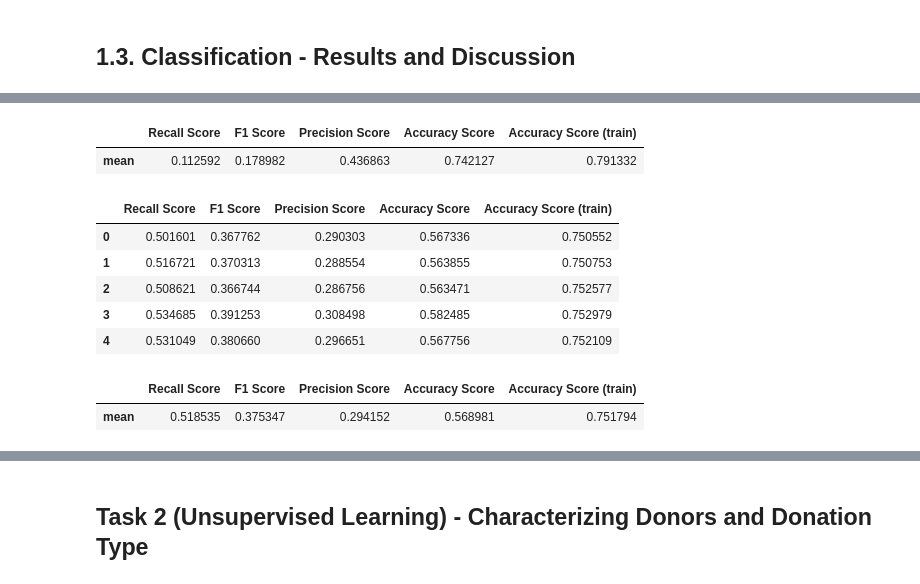
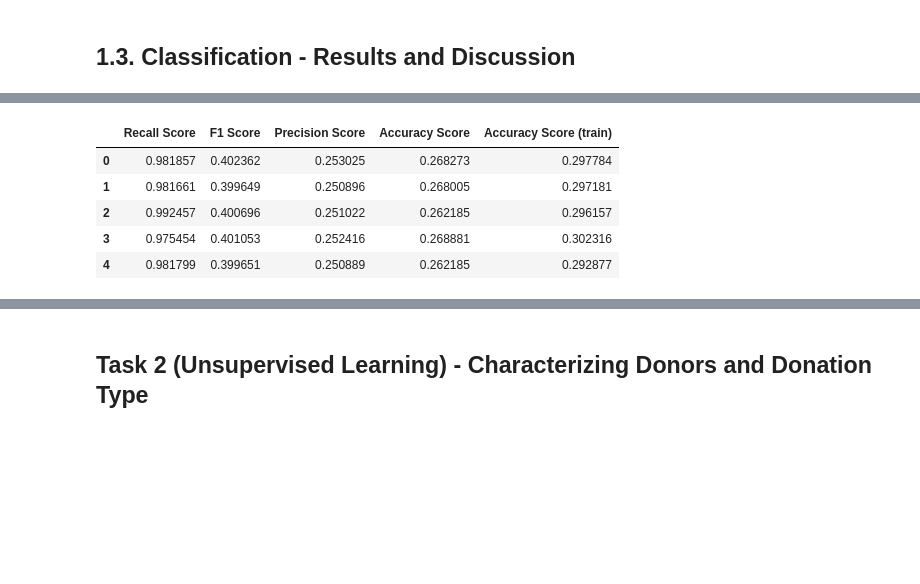
Before and after one commit to F-Madruga/Donation_Dataset_Predictions_FCUL, a Jupyter notebook: AA_202021_Project.ipynb, the cells around one changed output, grey strips where cells are left out. Drawn from its saved outputs; the diff is of its cells as text; code cells hidden in the pictures; blank space fills up the shorter version.

```diff
--- a/AA_202021_Project.ipynb
+++ b/AA_202021_Project.ipynb
@@ -584,7 +586,7 @@ sns.heatmap(df.corr(), cmap="coolwarm")
 # %% [markdown]
 ## 1.2. Learning Classifiers
 # %%
-donor_X, donor_y, donor_features, donor_target = load_data(df.drop(columns=['TARGET_D', 'SES', 'DONATION_TYPE']), 'TARGET_B')
+donor_X, donor_y, donor_features, donor_target = load_data(df.drop(columns=['TARGET_D', 'DONATION_TYPE']), 'TARGET_B')
 # %%
 def cross_validation_model(donor_X, donor_y, classifier, splits, sme=SMOTE(random_state=42), plot=False, average='binary'):
     kf = KFold(n_splits=splits, shuffle=True, random_state=42)
@@ -636,20 +647,14 @@ scores
 # %%
 scores.describe().iloc[1].to_frame().transpose()
-# %% [output]
-|  | Recall Score | F1 Score | Precision Score | Accuracy Score | Accuracy Score (train) |
-| mean | 0.112592 | 0.178982 | 0.436863 | 0.742127 | 0.791332 |
 # %%
-scores = cross_validation_model(donor_X, donor_y, KNeighborsClassifier(n_neighbors=6), 5)
+scores = cross_validation_model(donor_X, donor_y, KNeighborsClassifier(n_neighbors=6, n_jobs=12), 5)
 scores
 # %% [output]
 |  | Recall Score | F1 Score | Precision Score | Accuracy Score | Accuracy Score (train) |
-| 0 | 0.501601 | 0.367762 | 0.290303 | 0.567336 | 0.750552 |
-| 1 | 0.516721 | 0.370313 | 0.288554 | 0.563855 | 0.750753 |
-| 2 | 0.508621 | 0.366744 | 0.286756 | 0.563471 | 0.752577 |
-| 3 | 0.534685 | 0.391253 | 0.308498 | 0.582485 | 0.752979 |
-| 4 | 0.531049 | 0.380660 | 0.296651 | 0.567756 | 0.752109 |
+| 0 | 0.981857 | 0.402362 | 0.253025 | 0.268273 | 0.297784 |
+| 1 | 0.981661 | 0.399649 | 0.250896 | 0.268005 | 0.297181 |
+| 2 | 0.992457 | 0.400696 | 0.251022 | 0.262185 | 0.296157 |
+| 3 | 0.975454 | 0.401053 | 0.252416 | 0.268881 | 0.302316 |
+| 4 | 0.981799 | 0.399651 | 0.250889 | 0.262185 | 0.292877 |
 # %%
 scores.describe().iloc[1].to_frame().transpose()
-# %% [output]
-|  | Recall Score | F1 Score | Precision Score | Accuracy Score | Accuracy Score (train) |
-| mean | 0.518535 | 0.375347 | 0.294152 | 0.568981 | 0.751794 |
```
Also changed, not shown: parts of 56 cells of this notebook.
